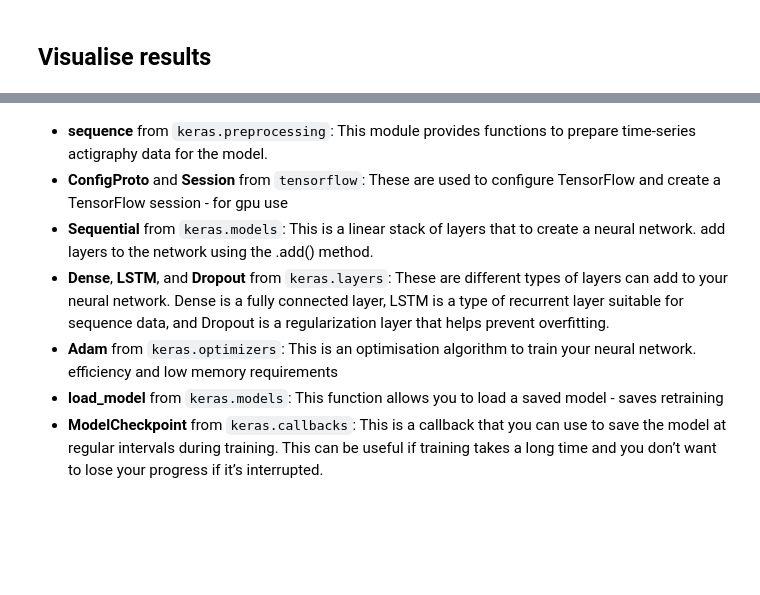
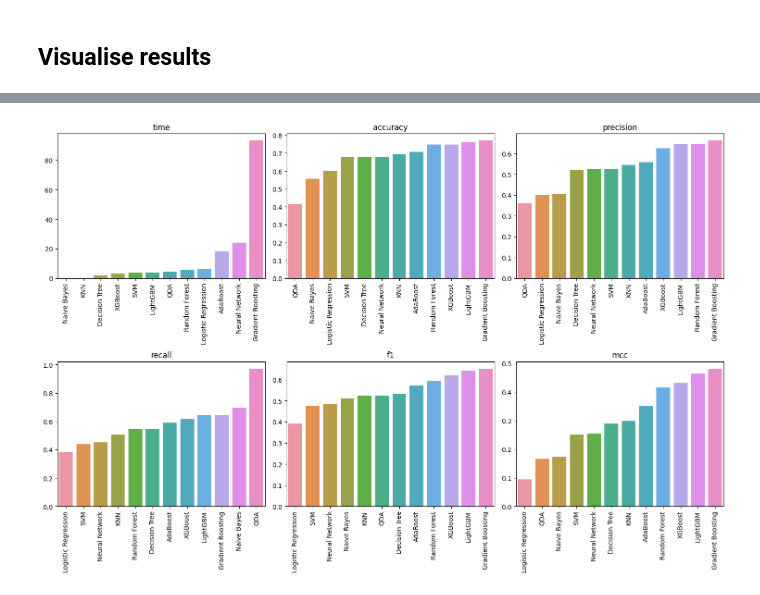
Before and after one commit to zoonalink/IGP-5, a Jupyter notebook: petter/base-class-activityday-features.ipynb, the cells around one changed output, grey strips where cells are left out. Drawn from its saved outputs; the diff is of its cells as text; code cells hidden in the pictures; blank space fills up the shorter version.

```diff
--- a/petter/base-class-activityday-features.ipynb
+++ b/petter/base-class-activityday-features.ipynb
@@ -463,5 +413,5 @@ def evaluate_models(models, X_train, y_train, X_test, y_test):
 ## Models
 # %%
 # evaluate models
-results = evaluate_models(models, X_train, y_train, X_test, y_test)
+results = evaluate_models_with_cv(models, X_train, y_train, X_test, y_test, print_results=False)
 # %% [output]
@@ -565,0 +437,9 @@ def evaluate_models(models, X_train, y_train, X_test, y_test):
+# %%
+# results to dataframe
+df_results = pd.DataFrame(results)
+
+# print top 3 of each metric
+for column_label in df_results.columns[1:7]:
+    print(column_label)
+    print(df_results.sort_values(by=column_label, ascending=False).head(3)[['name', column_label]])
+    print('\n\n')
@@ -565,0 +464,6 @@ def evaluate_models(models, X_train, y_train, X_test, y_test):
+# %%
+# print classification report for eaach model
+for i in range(0, len(df_results)):
+    print(df_results['name'][i])
+    print(df_results['classification_report'][i])
+    print('\n\n')
@@ -680,8 +489,0 @@ y_pred = gpc.predict(X_test)
-# %% [markdown]
-* **sequence** from `keras.preprocessing`: This module provides functions to prepare time-series actigraphy data for the model.
-* **ConfigProto** and **Session** from `tensorflow`: These are used to configure TensorFlow and create a TensorFlow session - for gpu use
-* **Sequential** from `keras.models`: This is a linear stack of layers that to create a neural network. add layers to the network using the .add() method.
-* **Dense**, **LSTM**, and **Dropout** from `keras.layers`: These are different types of layers can add to your neural network. Dense is a fully connected layer, LSTM is a type of recurrent layer suitable for sequence data, and Dropout is a regularization layer that helps prevent overfitting.
-* **Adam** from `keras.optimizers`: This is an optimisation algorithm to train your neural network.  efficiency and low memory requirements
-* **load_model** from `keras.models`: This function allows you to load a saved model - saves retraining
-* **ModelCheckpoint** from `keras.callbacks`: This is a callback that you can use to save the model at regular intervals during training. This can be useful if training takes a long time and you don’t want to lose your progress if it’s interrupted.
@@ -703,0 +490,29 @@ model.compile(optimizer='adam', loss='mse')
+# %%
+import seaborn as sns
+import matplotlib.pyplot as plt
+
+# results to dataframe
+#df_results = pd.DataFrame(results)
+
+fig, axs = plt.subplots(2, 3, figsize=(15, 10))
+
+# List of metrics
+metrics = ['time', 'accuracy', 'precision', 'recall', 'f1', 'mcc']
+labels = ['Time', 'Scores', 'Scores', 'Scores', 'Scores', 'Scores']
+
+# Plot each metric
+for i, metric in enumerate(metrics):
+    row = i // 3 # Integer division to convert i into a row index
+    col = i % 3 # Modulo division to convert i into a column index
+    ax = axs[row, col]
+    df_sorted = df_results.sort_values(metric)  # sort by the current metric
+    sns.barplot(data=df_sorted, x='name', y=metric, ax=ax)
+    ax.set_xticklabels(df_sorted['name'], rotation=90)  # set x-tick labels to the names in the sorted DataFrame
+    ax.set_title(metric)
+    ax.set_xlabel('')  # Remove x-axis title
+    ax.set_ylabel('')  # Remove y-axis title
+
+plt.tight_layout()
+plt.show()
+# %% [output]
+[figure, added]
```
Also changed, not shown: parts of 33 cells of this notebook, 1 other file.
